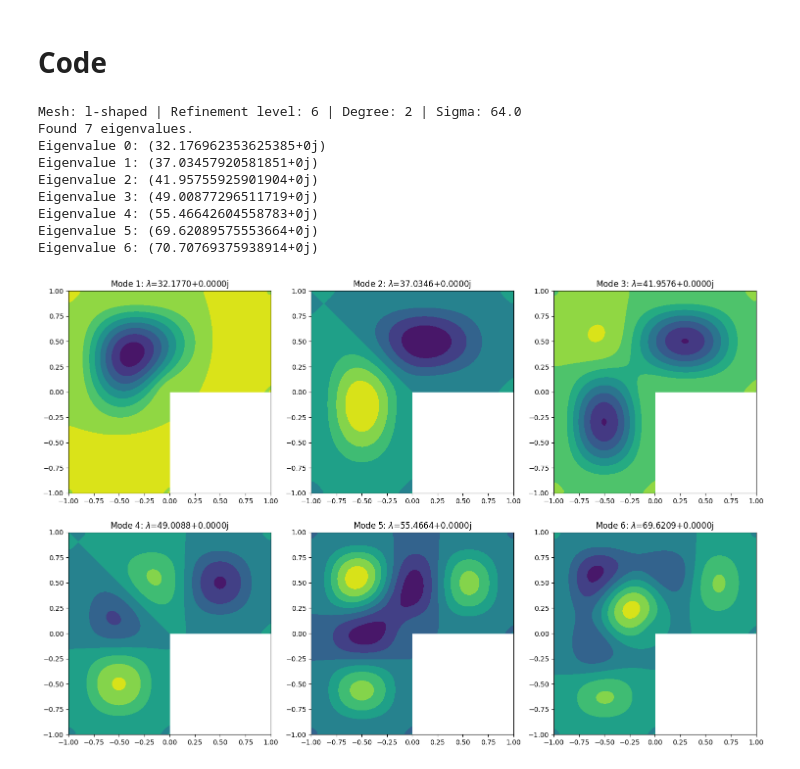
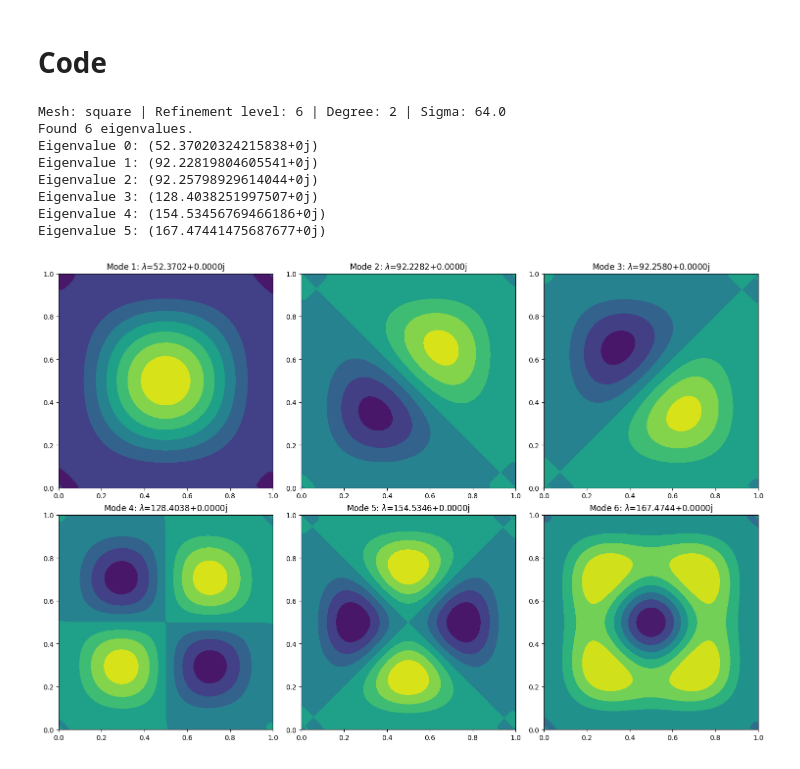
Before and after one commit to BorisAndrews/BorisAndrews.github.io, a Jupyter notebook: assets/ipynb/stokes_testing.ipynb, the cells around one changed output. Drawn from its saved outputs; the diff is of its cells as text; code cells hidden in the pictures.

```diff
--- a/assets/ipynb/stokes_testing.ipynb
+++ b/assets/ipynb/stokes_testing.ipynb
@@ -36,7 +36,7 @@ import matplotlib.pyplot as plt
 # %% [markdown]
 # **Code**
 # %%
-def solve_stokes_eigenproblem(mesh_type="l-shaped", refinement_level=4, degree=2, sigma_val=20.0, ds_degree=None, penalty_only=False, n_eigenvalues=6, n_eigenfunctions=0):
+def solve_stokes_eigenproblem(mesh_type="l-shaped", refinement_level=4, degree=2, sigma_val=64.0, ds_degree=None, penalty_only=False, n_eigenvalues=6, n_eigenfunctions=0):
     """
     Solves the Stokes eigenproblem using a streamfunction formulation.
 
@@ -164,16 +164,15 @@ def solve_stokes_eigenproblem(mesh_type="l-shaped", refinement_level=4, degree=2
         plt.tight_layout()
         plt.show()
 # %%
-solve_stokes_eigenproblem(mesh_type="l-shaped", refinement_level=6, degree=2, sigma_val=64.0, ds_degree=0, penalty_only=False, n_eigenvalues=6, n_eigenfunctions=6)
+solve_stokes_eigenproblem(mesh_type="square", refinement_level=6, degree=2, sigma_val=64.0, ds_degree=0, penalty_only=False, n_eigenvalues=6, n_eigenfunctions=6)
 # %% [output]
-Mesh: l-shaped | Refinement level: 6 | Degree: 2 | Sigma: 64.0
-Found 7 eigenvalues.
-Eigenvalue 0: (32.176962353625385+0j)
-Eigenvalue 1: (37.03457920581851+0j)
-Eigenvalue 2: (41.95755925901904+0j)
-Eigenvalue 3: (49.00877296511719+0j)
-Eigenvalue 4: (55.46642604558783+0j)
-Eigenvalue 5: (69.62089575553664+0j)
-Eigenvalue 6: (70.70769375938914+0j)
+Mesh: square | Refinement level: 6 | Degree: 2 | Sigma: 64.0
+Found 6 eigenvalues.
+Eigenvalue 0: (52.37020324215838+0j)
+Eigenvalue 1: (92.22819804605541+0j)
+Eigenvalue 2: (92.25798929614044+0j)
+Eigenvalue 3: (128.4038251997507+0j)
+Eigenvalue 4: (154.53456769466186+0j)
+Eigenvalue 5: (167.47441475687677+0j)
-[figure, old version]
+[figure, new version]
 # %%
```
Also changed, not shown: parts of 3 cells of this notebook.
